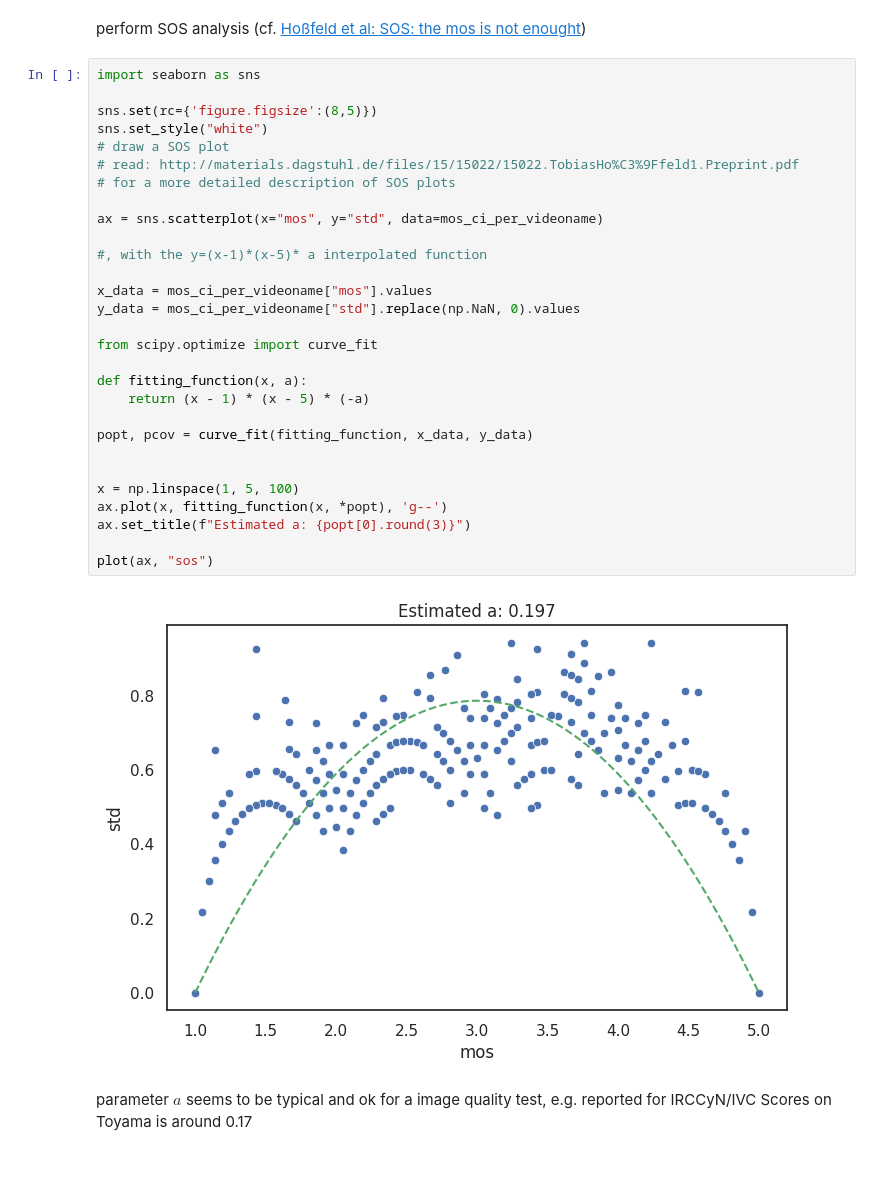
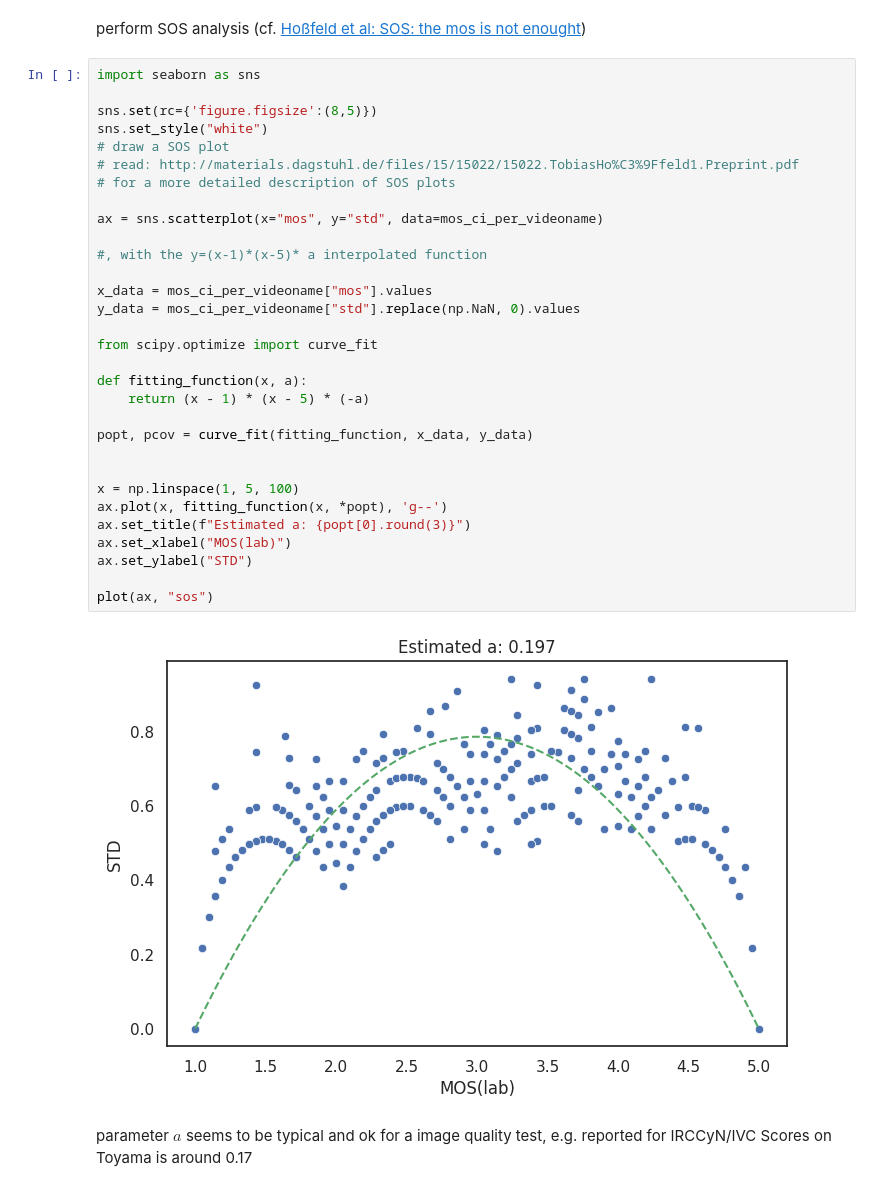
Before and after one commit to Telecommunication-Telemedia-Assessment/image_quality_test, a Jupyter notebook: test_1/analyze_ratings.ipynb, the cells around one changed output. Drawn from its saved outputs; the diff is of its cells as text.

```diff
--- a/test_1/analyze_ratings.ipynb
+++ b/test_1/analyze_ratings.ipynb
@@ -139,34 +139,36 @@ perform SOS analysis (cf. [Hoßfeld et al: SOS: the mos is not enought](http://w
 # %%
 import seaborn as sns
 
 sns.set(rc={'figure.figsize':(8,5)})
 sns.set_style("white")
 # draw a SOS plot
 # read: http://materials.dagstuhl.de/files/15/15022/15022.TobiasHo%C3%9Ffeld1.Preprint.pdf
 # for a more detailed description of SOS plots
 
 ax = sns.scatterplot(x="mos", y="std", data=mos_ci_per_videoname)
 
 #, with the y=(x-1)*(x-5)* a interpolated function
 
 x_data = mos_ci_per_videoname["mos"].values
 y_data = mos_ci_per_videoname["std"].replace(np.NaN, 0).values
 
 from scipy.optimize import curve_fit
 
 def fitting_function(x, a):
     return (x - 1) * (x - 5) * (-a)
 
 popt, pcov = curve_fit(fitting_function, x_data, y_data)
 
 
 x = np.linspace(1, 5, 100)
 ax.plot(x, fitting_function(x, *popt), 'g--')
 ax.set_title(f"Estimated a: {popt[0].round(3)}")
+ax.set_xlabel("MOS(lab)")
+ax.set_ylabel("STD")
 
 plot(ax, "sos")
 # %% [output]
-[figure, old version]
+[figure, new version]
 # %% [markdown]
 parameter $a$ seems to be typical and ok for a image quality test, e.g. reported for IRCCyN/IVC Scores on
 Toyama is around 0.17
```
Also changed, not shown: parts of 2 cells of this notebook, 23 other files.
